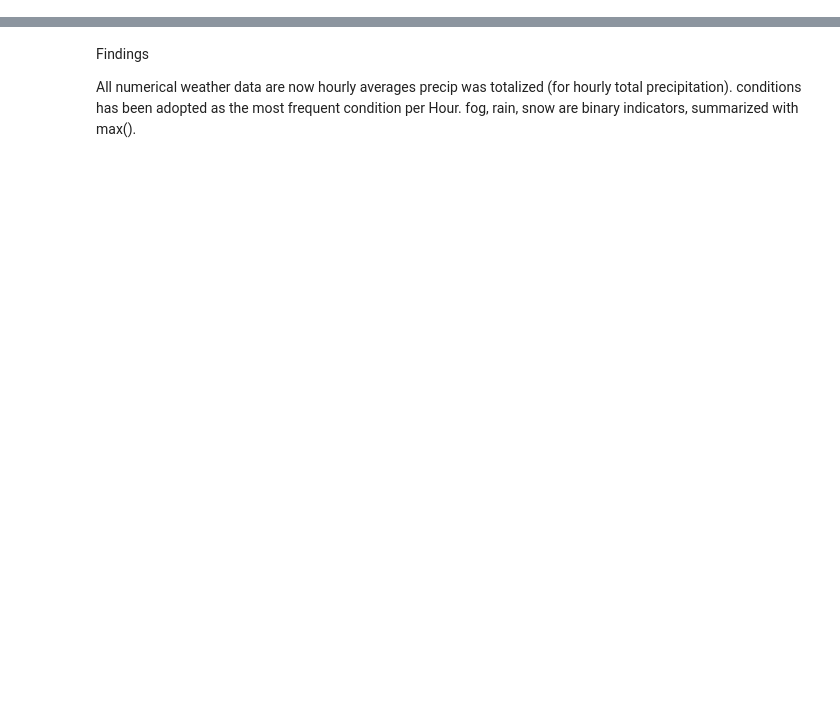
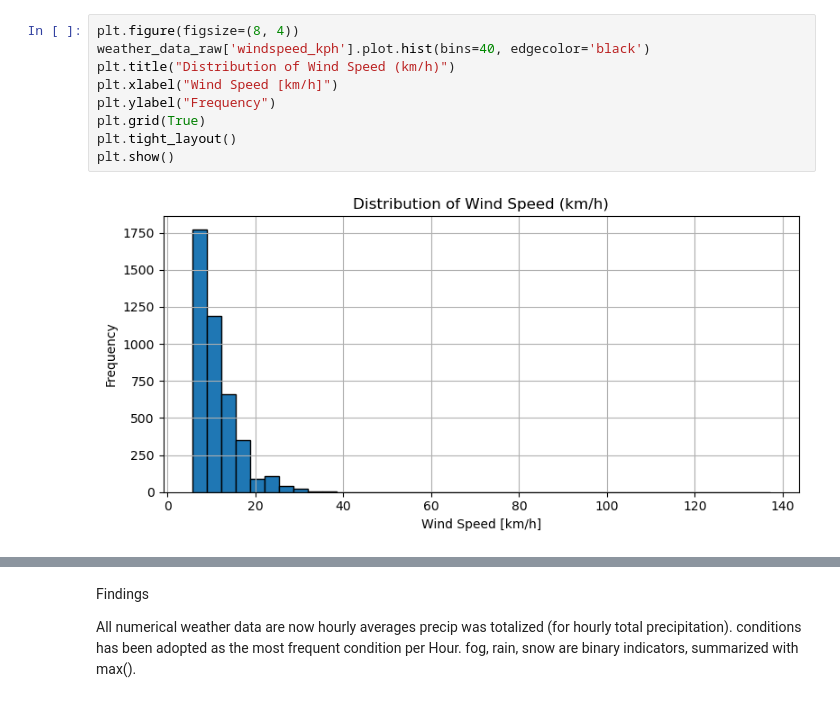
Before and after one commit to Wendo99/NYC-Taxi-Trip-Duration, a Jupyter notebook: weather.ipynb, the cells around one changed output, grey strips where cells are left out. Drawn from its saved outputs; the diff is of its cells as text; blank space fills up the shorter version.

```diff
--- a/weather.ipynb
+++ b/weather.ipynb
@@ -337,0 +350,11 @@ weather_date_time_hour.head()
+# %%
+plt.figure(figsize=(8, 4))
+weather_data_raw['windspeed_kph'].plot.hist(bins=40, edgecolor='black')
+plt.title("Distribution of Wind Speed (km/h)")
+plt.xlabel("Wind Speed [km/h]")
+plt.ylabel("Frequency")
+plt.grid(True)
+plt.tight_layout()
+plt.show()
+# %% [output]
+[figure, added]
```
Also changed, not shown: parts of 135 cells of this notebook, 1 other file.
